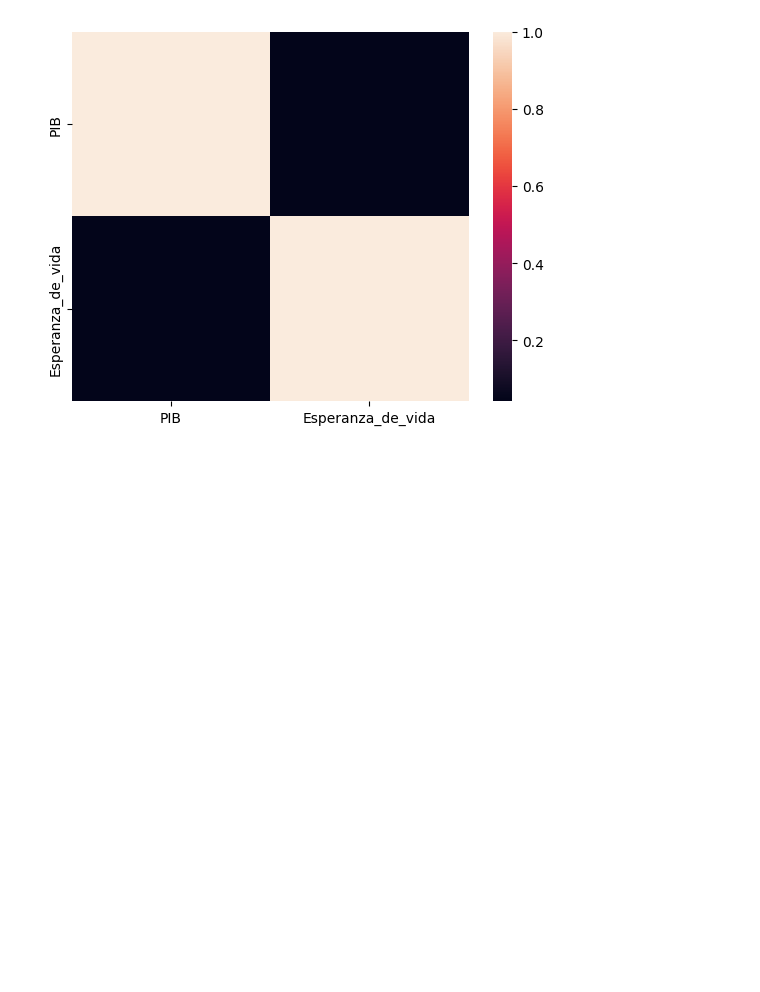
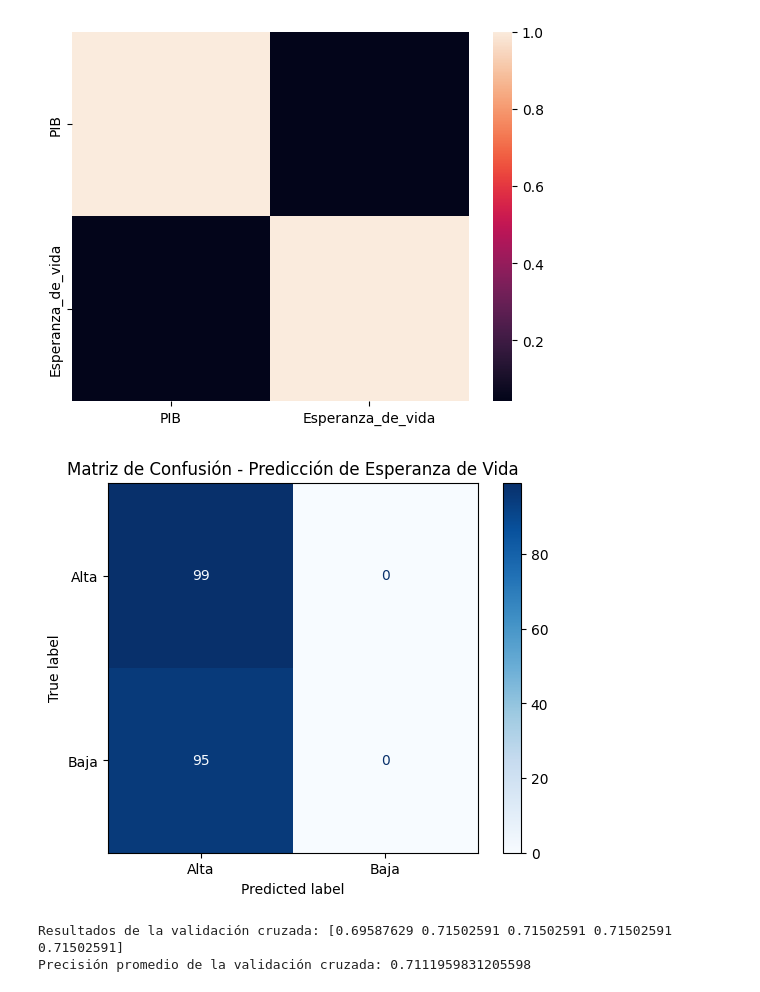
Before and after one commit to danibcerdab/IMT2200-Daniela-Cerda, a Jupyter notebook: Apuntes/prac.ipynb, the cells around one changed output. Saved outputs shown, nothing was run; the diff lists cells and outputs as text; code cells hidden in the pictures; blank space fills up the shorter version.

```diff
--- a/Apuntes/prac.ipynb
+++ b/Apuntes/prac.ipynb
@@ -770,3 +769,63 @@ sns.heatmap(correlacion)
 # %% [output]
 <Axes: >
 [figure]
+# %%
+from sklearn.model_selection import train_test_split
+from sklearn.linear_model import LogisticRegression
+from sklearn.metrics import confusion_matrix, ConfusionMatrixDisplay
+import pandas as pd
+import numpy as np
+
+# Suponiendo que tienes el df_combined con PIB y Esperanza de vida
+# Convertir 'Esperanza_de_vida' en categorías
+df_combined['Categoria_Esperanza'] = np.where(df_combined['Esperanza_de_vida'] > 30, 'Alta', 'Baja')
+
+# Definir las variables dependiente e independiente
+X = df_combined[['PIB']]  # Usamos PIB como la variable predictora
+y = df_combined['Categoria_Esperanza']  # Variable dependiente: Alta/Baja esperanza de vida
+
+# Dividir los datos en conjunto de entrenamiento y prueba
+X_train, X_test, y_train, y_test = train_test_split(X, y, test_size=0.2, random_state=42)
+
+# Crear el modelo de regresión logística (como clasificador)
+model = LogisticRegression()
+
+# Entrenar el modelo
+model.fit(X_train, y_train)
+
+# Hacer predicciones
+y_pred = model.predict(X_test)
+
+# Generar la matriz de confusión
+conf_matrix = confusion_matrix(y_test, y_pred, labels=model.classes_)
+
+# Mostrar la matriz de confusión
+disp = ConfusionMatrixDisplay(conf_matrix, display_labels=model.classes_)
+disp.plot(cmap='Blues')
+
+plt.title('Matriz de Confusión - Predicción de Esperanza de Vida')
+plt.show()
+# %% [output]
+[figure, added]
+# %%
+from sklearn.model_selection import cross_val_score
+from sklearn.linear_model import LogisticRegression
+import numpy as np
+
+# Utilizamos el mismo df_combined y la misma transformación
+# Definir las variables dependiente e independiente
+X = df_combined[['PIB']]
+y = df_combined['Categoria_Esperanza']  # Variable dependiente: Alta/Baja esperanza de vida
+
+# Crear el modelo de regresión logística (clasificación)
+model = LogisticRegression()
+
+# Realizar validación cruzada (con 5 particiones)
+cv_scores = cross_val_score(model, X, y, cv=5, scoring='accuracy')
+
+# Mostrar los resultados de la validación cruzada
+print(f"Resultados de la validación cruzada: {cv_scores}")
+print(f"Precisión promedio de la validación cruzada: {cv_scores.mean()}")
+# %% [output]
+Resultados de la validación cruzada: [0.69587629 0.71502591 0.71502591 0.71502591 0.71502591]
+Precisión promedio de la validación cruzada: 0.7111959831205598
```
Also changed, not shown: parts of 1 cell of this notebook, 1 other file.
